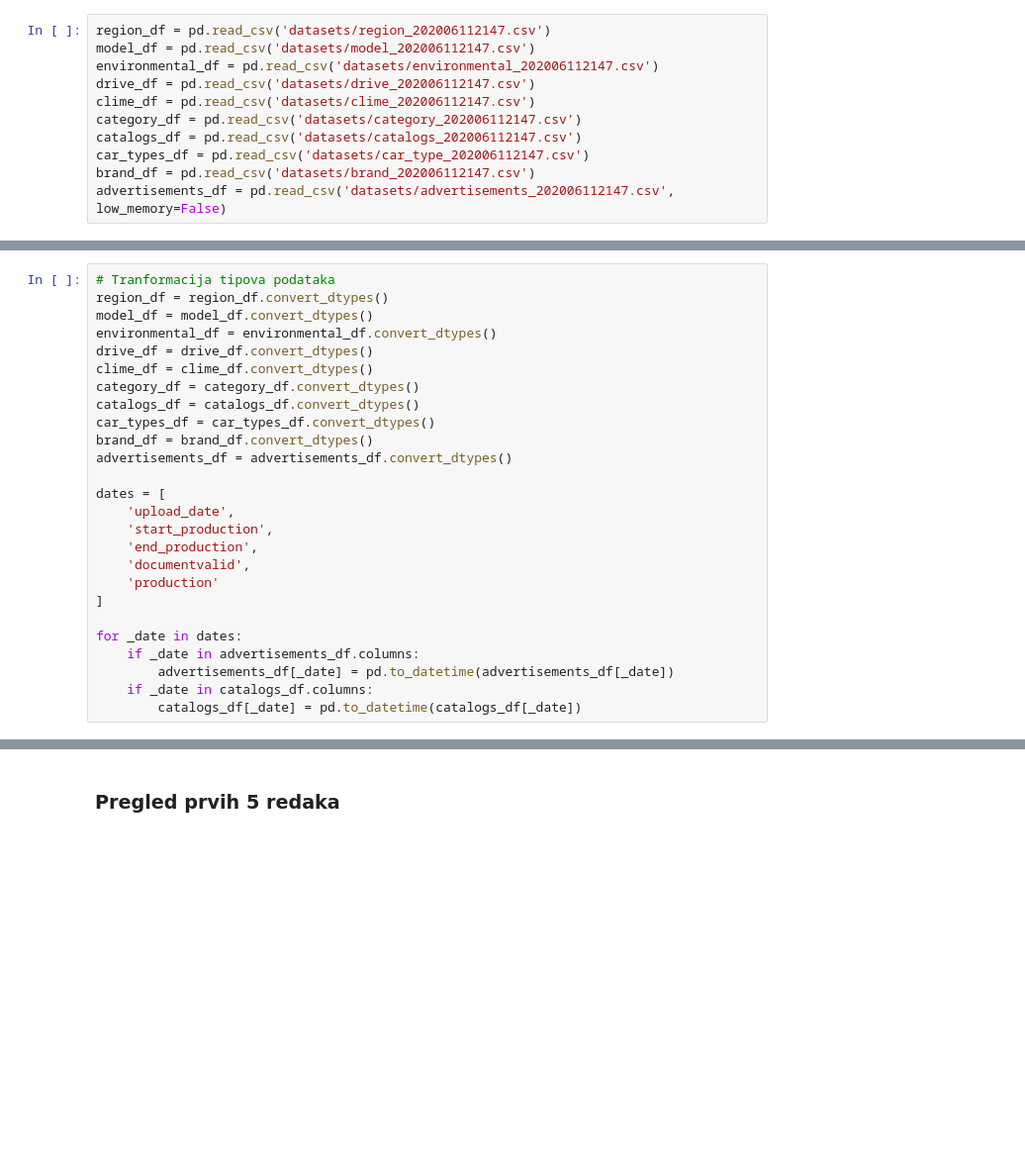
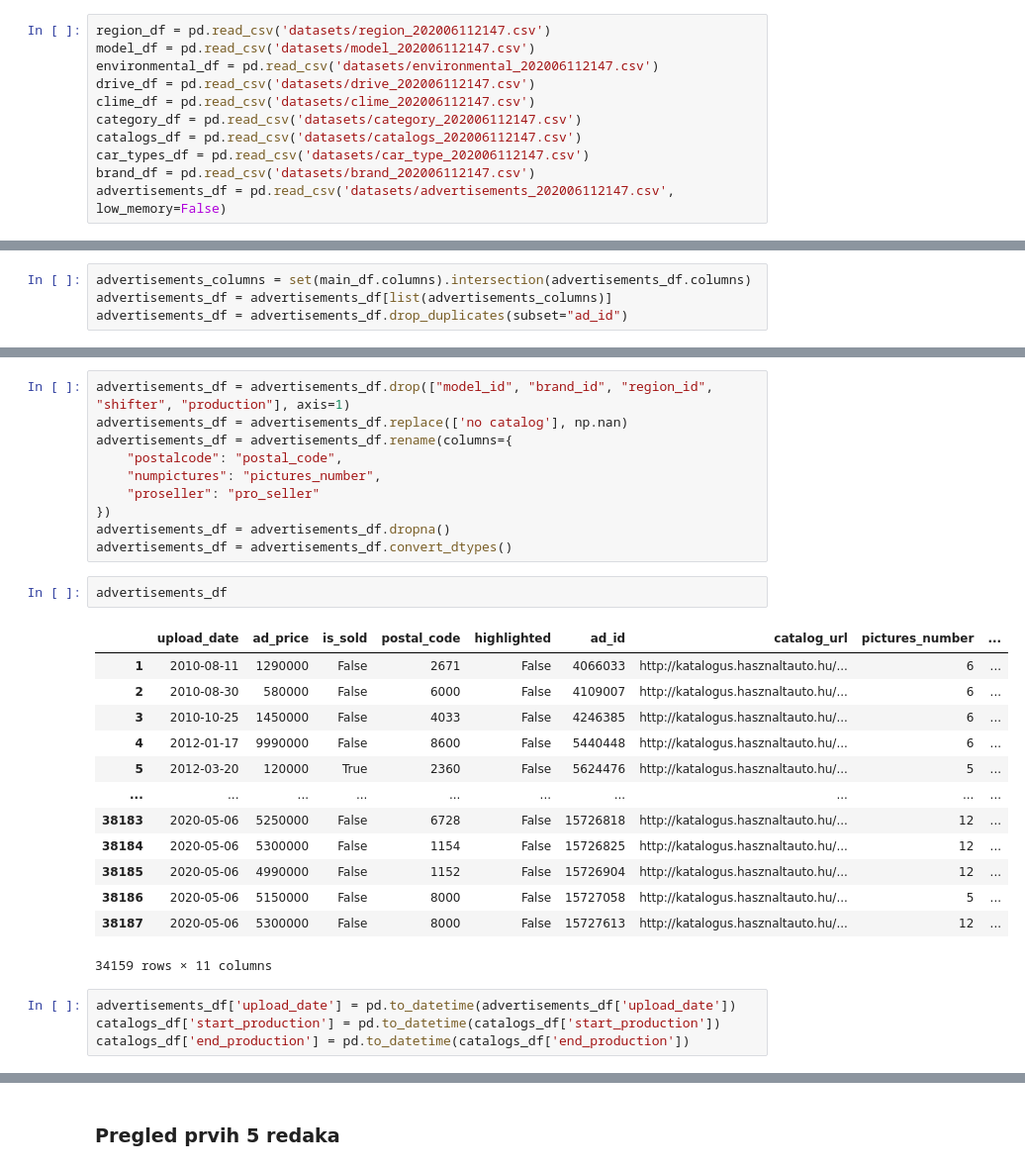
Before and after one commit to alanbubalo/spi-projekt, a Jupyter notebook: project.ipynb, the cells around one changed output, grey strips where cells are left out. Shown: that part at 99% size. Saved outputs shown, nothing was run; the diff lists cells and outputs as text; blank space fills up the shorter version.

```diff
--- a/project.ipynb
+++ b/project.ipynb
@@ -76,27 +52 @@ car_types_df = car_types_df.dropna()
-# %%
-# Tranformacija tipova podataka
-region_df = region_df.convert_dtypes()
-model_df = model_df.convert_dtypes()
-environmental_df = environmental_df.convert_dtypes()
-drive_df = drive_df.convert_dtypes()
-clime_df = clime_df.convert_dtypes()
-category_df = category_df.convert_dtypes()
-catalogs_df = catalogs_df.convert_dtypes()
-car_types_df = car_types_df.convert_dtypes()
-brand_df = brand_df.convert_dtypes()
-advertisements_df = advertisements_df.convert_dtypes()
-
-dates = [
-    'upload_date',
-    'start_production',
-    'end_production',
-    'documentvalid',
-    'production'
-]
-
-for _date in dates:
-    if _date in advertisements_df.columns:
-        advertisements_df[_date] = pd.to_datetime(advertisements_df[_date])
-    if _date in catalogs_df.columns:
-        catalogs_df[_date] = pd.to_datetime(catalogs_df[_date])
 # %%
@@ -112,0 +243,4 @@ main_df = pd.merge(main_df, environmental_df, on="environmental_id", how="inner"
+# %%
+advertisements_columns = set(main_df.columns).intersection(advertisements_df.columns)
+advertisements_df = advertisements_df[list(advertisements_columns)]
+advertisements_df = advertisements_df.drop_duplicates(subset="ad_id")
@@ -112,0 +357,30 @@ main_df = pd.merge(main_df, environmental_df, on="environmental_id", how="inner"
+# %%
+advertisements_df = advertisements_df.drop(["model_id", "brand_id", "region_id", "shifter", "production"], axis=1)
+advertisements_df = advertisements_df.replace(['no catalog'], np.nan)
+advertisements_df = advertisements_df.rename(columns={
+    "postalcode": "postal_code",
+    "numpictures": "pictures_number",
+    "proseller": "pro_seller"
+})
+advertisements_df = advertisements_df.dropna()
+advertisements_df = advertisements_df.convert_dtypes()
+# %%
+advertisements_df
+# %% [output]
+|  | upload_date | ad_price | is_sold | postal_code | highlighted | ad_id | catalog_url | pictures_number | ... |
+| 1 | 2010-08-11 | 1290000 | False | 2671 | False | 4066033 | http://katalogus.hasznaltauto.hu/... | 6 | ... |
+| 2 | 2010-08-30 | 580000 | False | 6000 | False | 4109007 | http://katalogus.hasznaltauto.hu/... | 6 | ... |
+| 3 | 2010-10-25 | 1450000 | False | 4033 | False | 4246385 | http://katalogus.hasznaltauto.hu/... | 6 | ... |
+| 4 | 2012-01-17 | 9990000 | False | 8600 | False | 5440448 | http://katalogus.hasznaltauto.hu/... | 6 | ... |
+| 5 | 2012-03-20 | 120000 | True | 2360 | False | 5624476 | http://katalogus.hasznaltauto.hu/... | 5 | ... |
+| ... | ... | ... | ... | ... | ... | ... | ... | ... | ... |
+| 38183 | 2020-05-06 | 5250000 | False | 6728 | False | 15726818 | http://katalogus.hasznaltauto.hu/... | 12 | ... |
+| 38184 | 2020-05-06 | 5300000 | False | 1154 | False | 15726825 | http://katalogus.hasznaltauto.hu/... | 12 | ... |
+| 38185 | 2020-05-06 | 4990000 | False | 1152 | False | 15726904 | http://katalogus.hasznaltauto.hu/... | 12 | ... |
+| 38186 | 2020-05-06 | 5150000 | False | 8000 | False | 15727058 | http://katalogus.hasznaltauto.hu/... | 5 | ... |
+| 38187 | 2020-05-06 | 5300000 | False | 8000 | False | 15727613 | http://katalogus.hasznaltauto.hu/... | 12 | ... |
+34159 rows × 11 columns
+# %%
+advertisements_df['upload_date'] = pd.to_datetime(advertisements_df['upload_date'])
+catalogs_df['start_production'] = pd.to_datetime(catalogs_df['start_production'])
+catalogs_df['end_production'] = pd.to_datetime(catalogs_df['end_production'])
```
Also changed, not shown: parts of 36 cells of this notebook, 4 other files.
